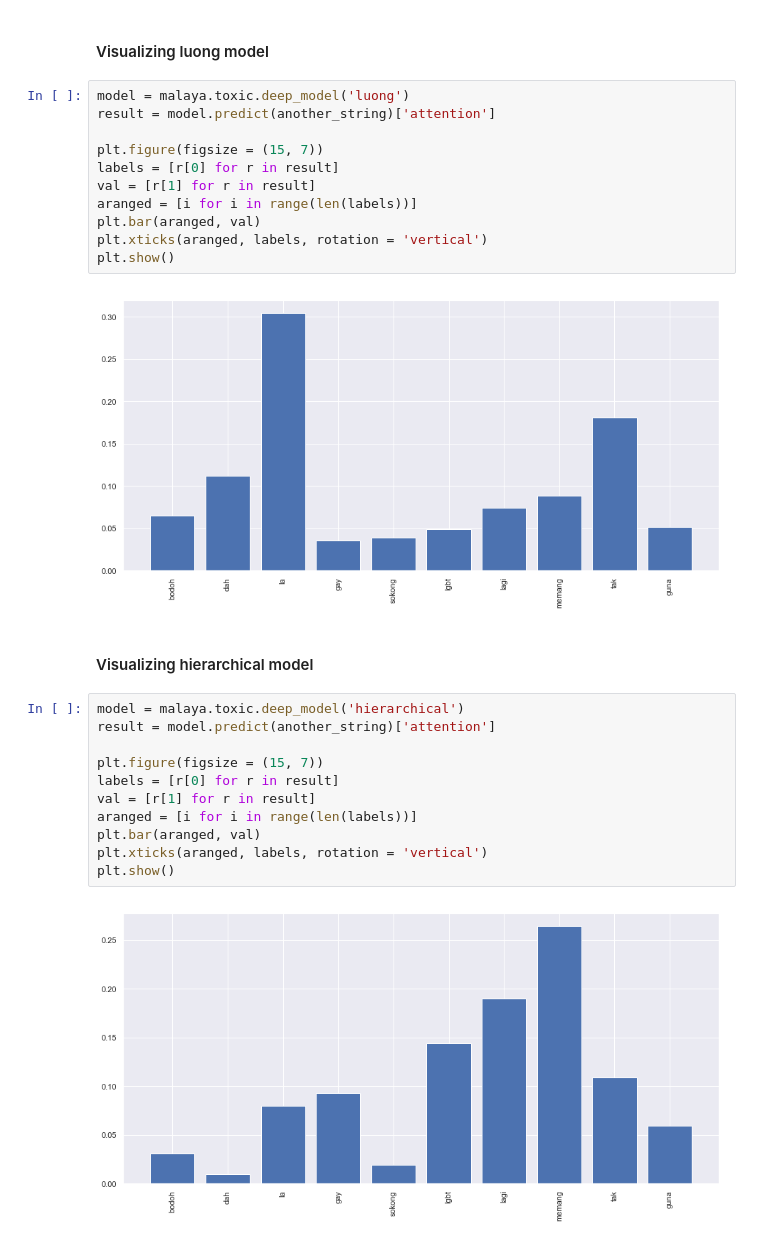
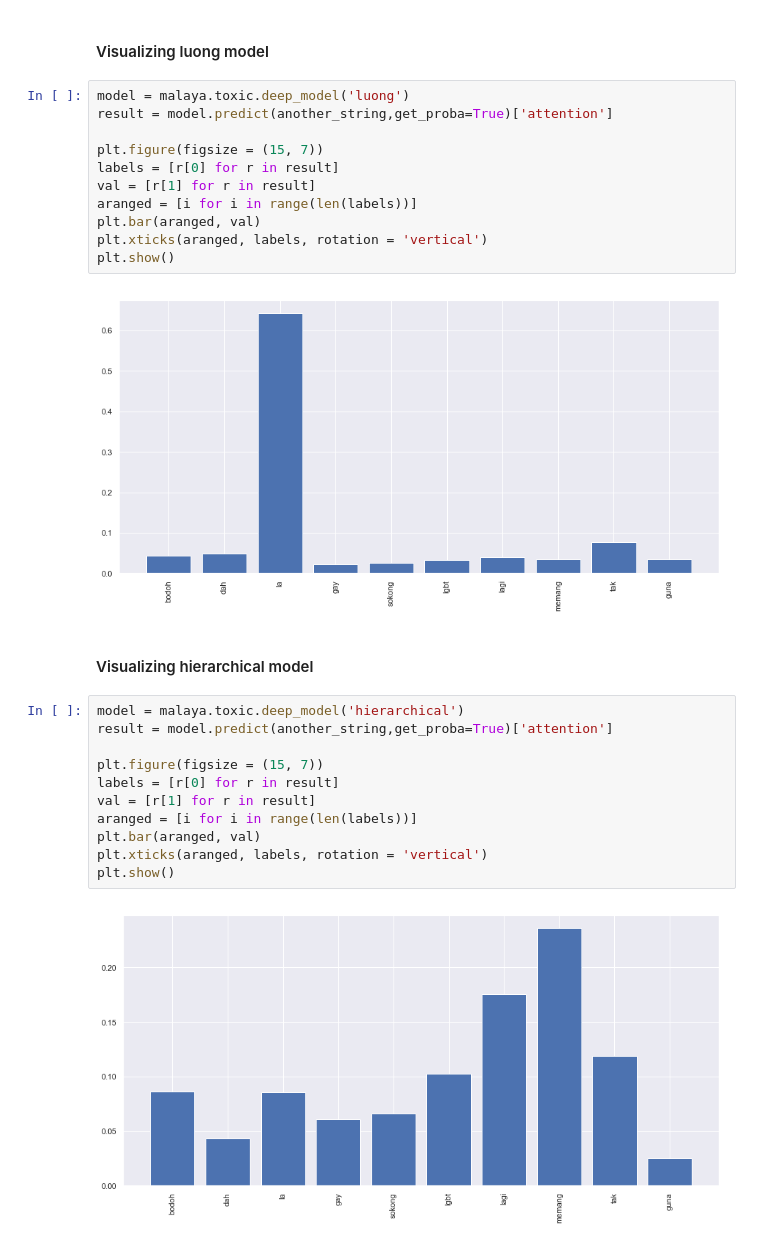
Before and after one commit to mesolitica/malaya, a Jupyter notebook: example/toxicity/load-toxic.ipynb, the cells around one changed output. Drawn from its saved outputs; the diff is of its cells as text.

```diff
--- a/example/toxicity/load-toxic.ipynb
+++ b/example/toxicity/load-toxic.ipynb
@@ -151,22 +143,22 @@ plt.show()
 #### Visualizing luong model
 # %%
 model = malaya.toxic.deep_model('luong')
-result = model.predict(another_string)['attention']
+result = model.predict(another_string,get_proba=True)['attention']
 
 plt.figure(figsize = (15, 7))
 labels = [r[0] for r in result]
 val = [r[1] for r in result]
 aranged = [i for i in range(len(labels))]
 plt.bar(aranged, val)
 plt.xticks(aranged, labels, rotation = 'vertical')
 plt.show()
 # %% [output]
-[figure, old version]
+[figure, new version]
 # %% [markdown]
 #### Visualizing hierarchical model
 # %%
 model = malaya.toxic.deep_model('hierarchical')
-result = model.predict(another_string)['attention']
+result = model.predict(another_string,get_proba=True)['attention']
 
 plt.figure(figsize = (15, 7))
 labels = [r[0] for r in result]
@@ -176,4 +168,4 @@ plt.bar(aranged, val)
 plt.xticks(aranged, labels, rotation = 'vertical')
 plt.show()
 # %% [output]
-[figure, old version]
+[figure, new version]
```
Also changed, not shown: parts of 14 cells of this notebook, 58 other files.
